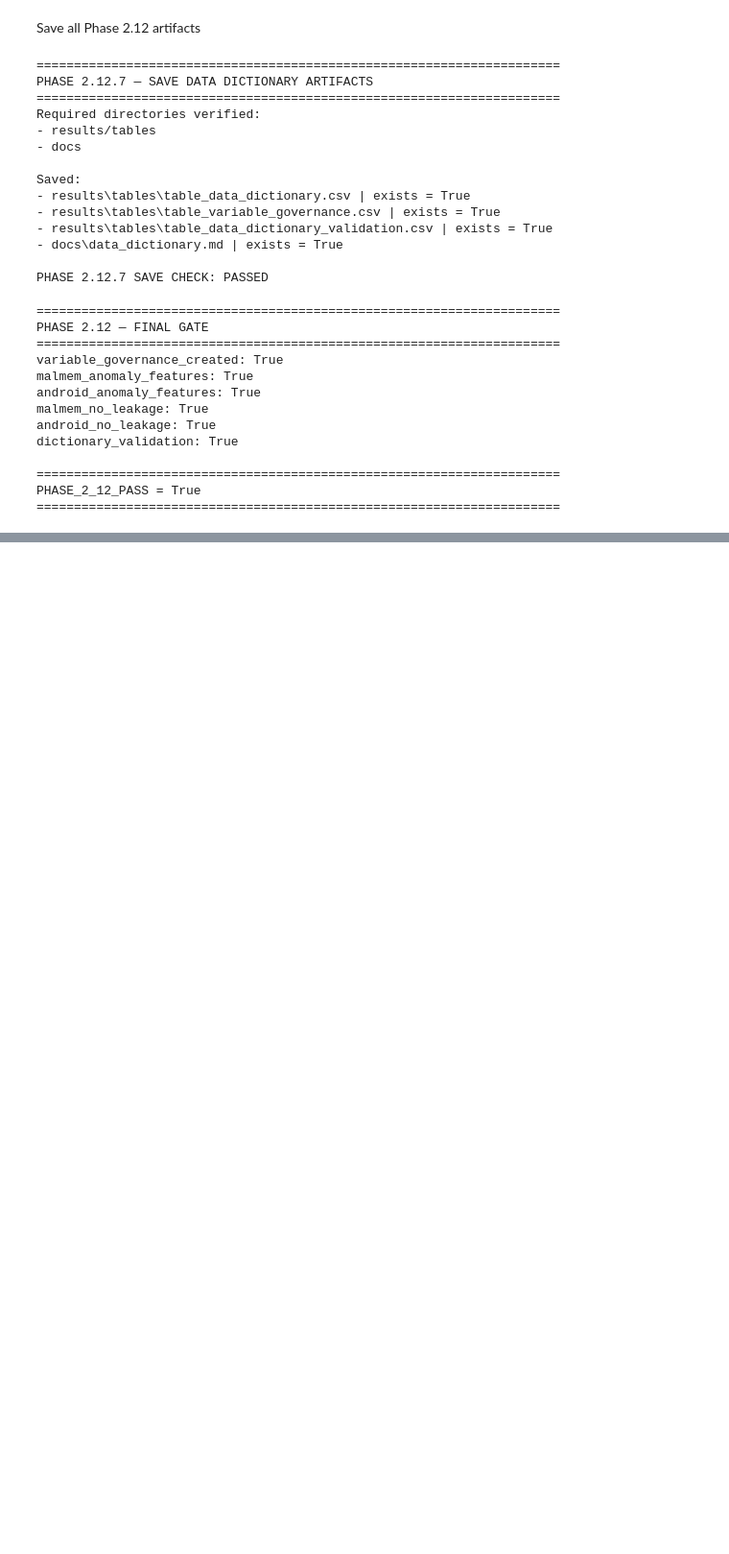
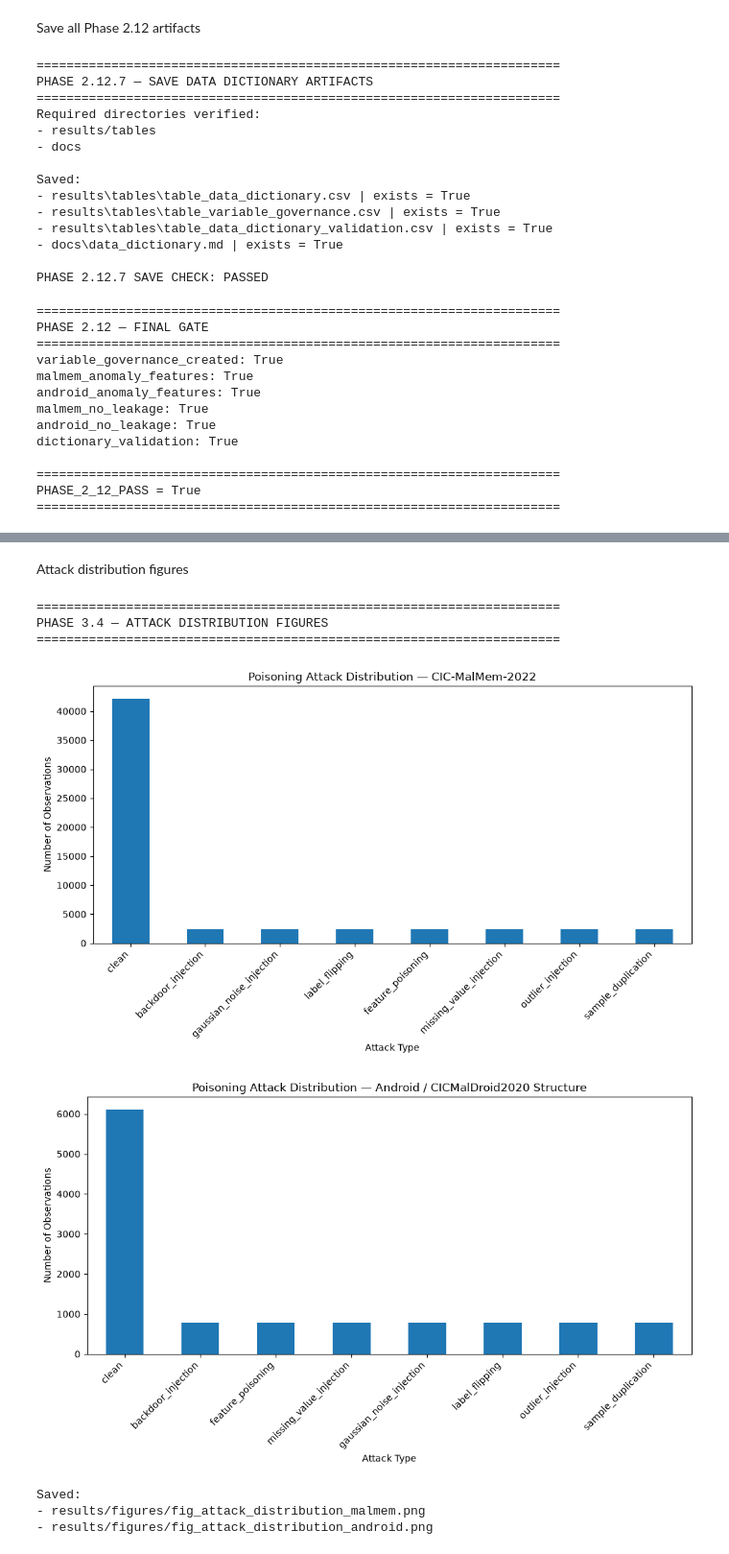
Before and after one commit to alokmuskan/PoisonShield, a Jupyter notebook: notebooks/01_dataset_audit.ipynb, the cells around one changed output, grey strips where cells are left out. Shown at 96% size. Drawn from its saved outputs; the diff is of its cells as text; code cells hidden in the pictures; blank space fills up the shorter version.

Commit message:
Phase 3 - EDA completed

```diff
--- a/notebooks/01_dataset_audit.ipynb
+++ b/notebooks/01_dataset_audit.ipynb
@@ -5517,0 +5749,56 @@ PHASE_2_12_PASS = True
+# %% [markdown]
+Attack distribution figures
+# %%
+print("=" * 70)
+print("PHASE 3.4 — ATTACK DISTRIBUTION FIGURES")
+print("=" * 70)
+
+def plot_attack_distribution(df, dataset_title, filename):
+
+    counts = df["attack_type"].value_counts()
+
+    plt.figure(figsize=(10, 6))
+
+    counts.plot(kind="bar")
+
+    plt.xlabel("Attack Type")
+    plt.ylabel("Number of Observations")
+    plt.title(f"Poisoning Attack Distribution — {dataset_title}")
+
+    plt.xticks(rotation=45, ha="right")
+    plt.tight_layout()
+
+    plt.savefig(
+        f"results/figures/{filename}",
+        dpi=300,
+        bbox_inches="tight"
+    )
+
+    plt.show()
+    plt.close()
+
+
+plot_attack_distribution(
+    malmem,
+    "CIC-MalMem-2022",
+    "fig_attack_distribution_malmem.png"
+)
+
+plot_attack_distribution(
+    android,
+    "Android / CICMalDroid2020 Structure",
+    "fig_attack_distribution_android.png"
+)
+
+print("Saved:")
+print("- results/figures/fig_attack_distribution_malmem.png")
+print("- results/figures/fig_attack_distribution_android.png")
+# %% [output]
+======================================================================
+PHASE 3.4 — ATTACK DISTRIBUTION FIGURES
+======================================================================
+[figure, added]
+[figure, added]
+Saved:
+- results/figures/fig_attack_distribution_malmem.png
+- results/figures/fig_attack_distribution_android.png
```
Also changed, not shown: parts of 31 cells of this notebook, 48 other files.
